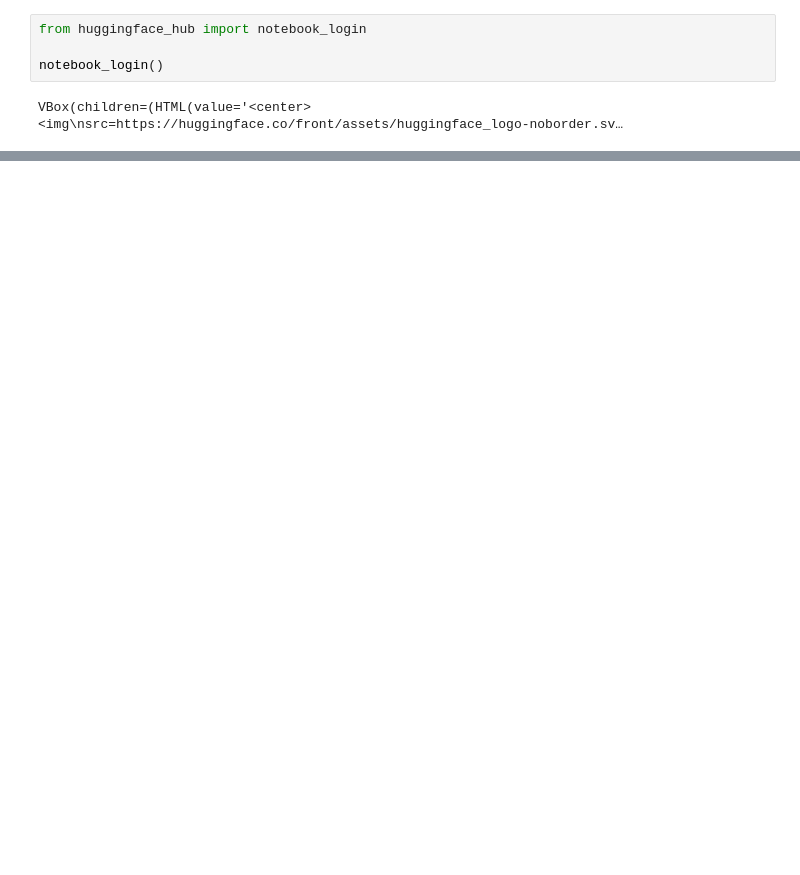
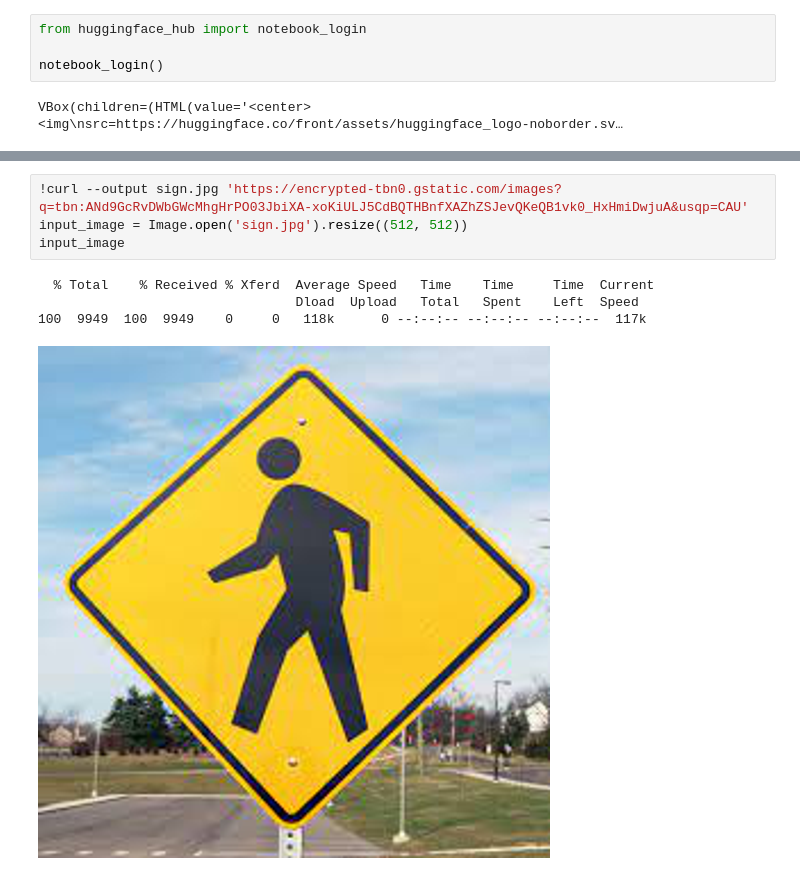
Before and after one commit to skylooop/DiffusionModels, a Jupyter notebook: MagicMix_mini/jupyter_playground/MagicMix.ipynb, the cells around one changed output, grey strips where cells are left out. Drawn from its saved outputs; the diff is of its cells as text; blank space fills up the shorter version.

```diff
--- a/MagicMix_mini/jupyter_playground/MagicMix.ipynb
+++ b/MagicMix_mini/jupyter_playground/MagicMix.ipynb
@@ -56,0 +116,9 @@ def latents_to_pil(latents):
+# %%
+!curl --output sign.jpg 'https://encrypted-tbn0.gstatic.com/images?q=tbn:ANd9GcRvDWbGWcMhgHrPO03JbiXA-xoKiULJ5CdBQTHBnfXAZhZSJevQKeQB1vk0_HxHmiDwjuA&usqp=CAU'
+input_image = Image.open('sign.jpg').resize((512, 512))
+input_image
+# %% [output]
+  % Total    % Received % Xferd  Average Speed   Time    Time     Time  Current
+                                 Dload  Upload   Total   Spent    Left  Speed
+100  9949  100  9949    0     0   118k      0 --:--:-- --:--:-- --:--:--  117k
+[figure, added]
```
Also changed, not shown: parts of 4 cells of this notebook, 2 other files.
